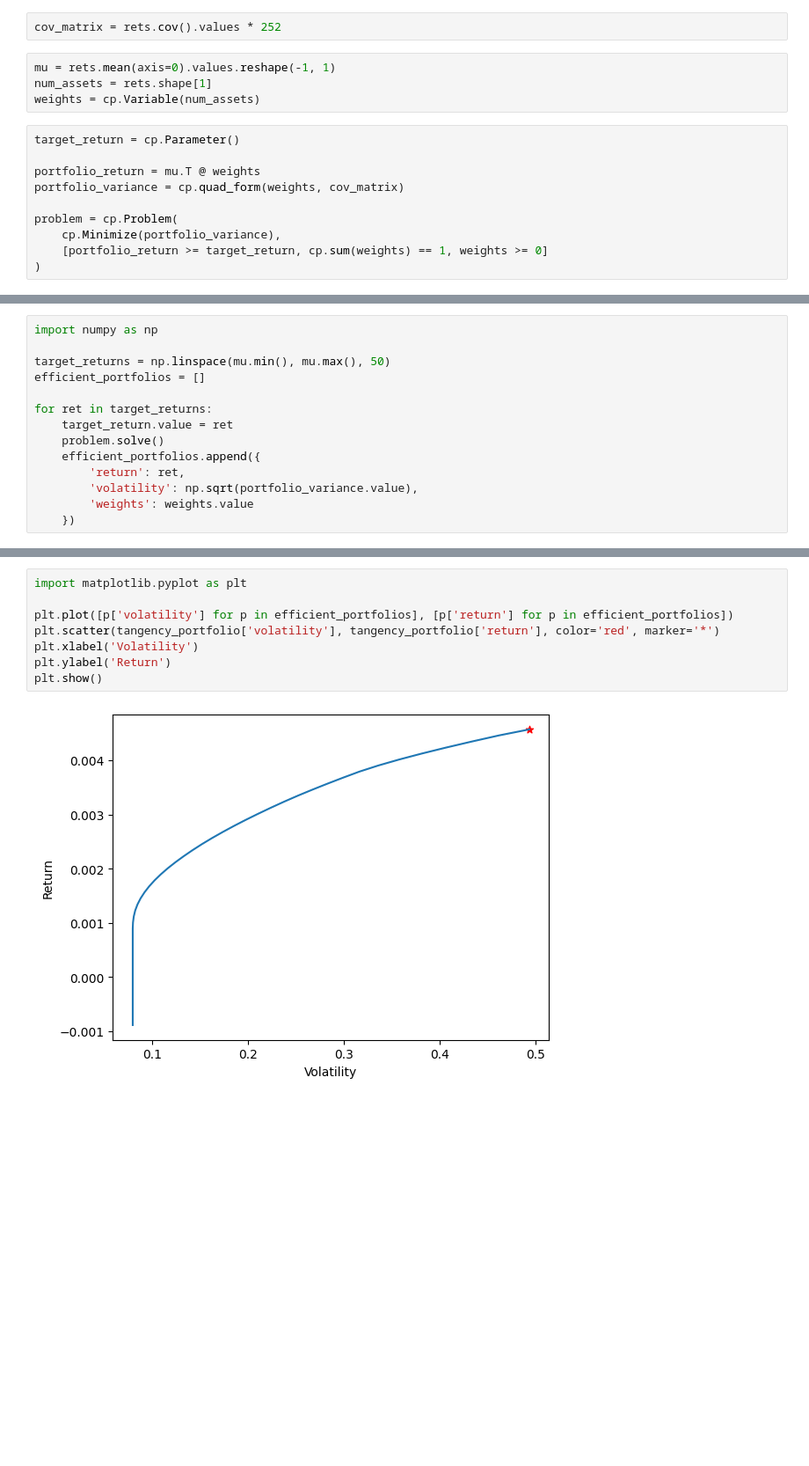
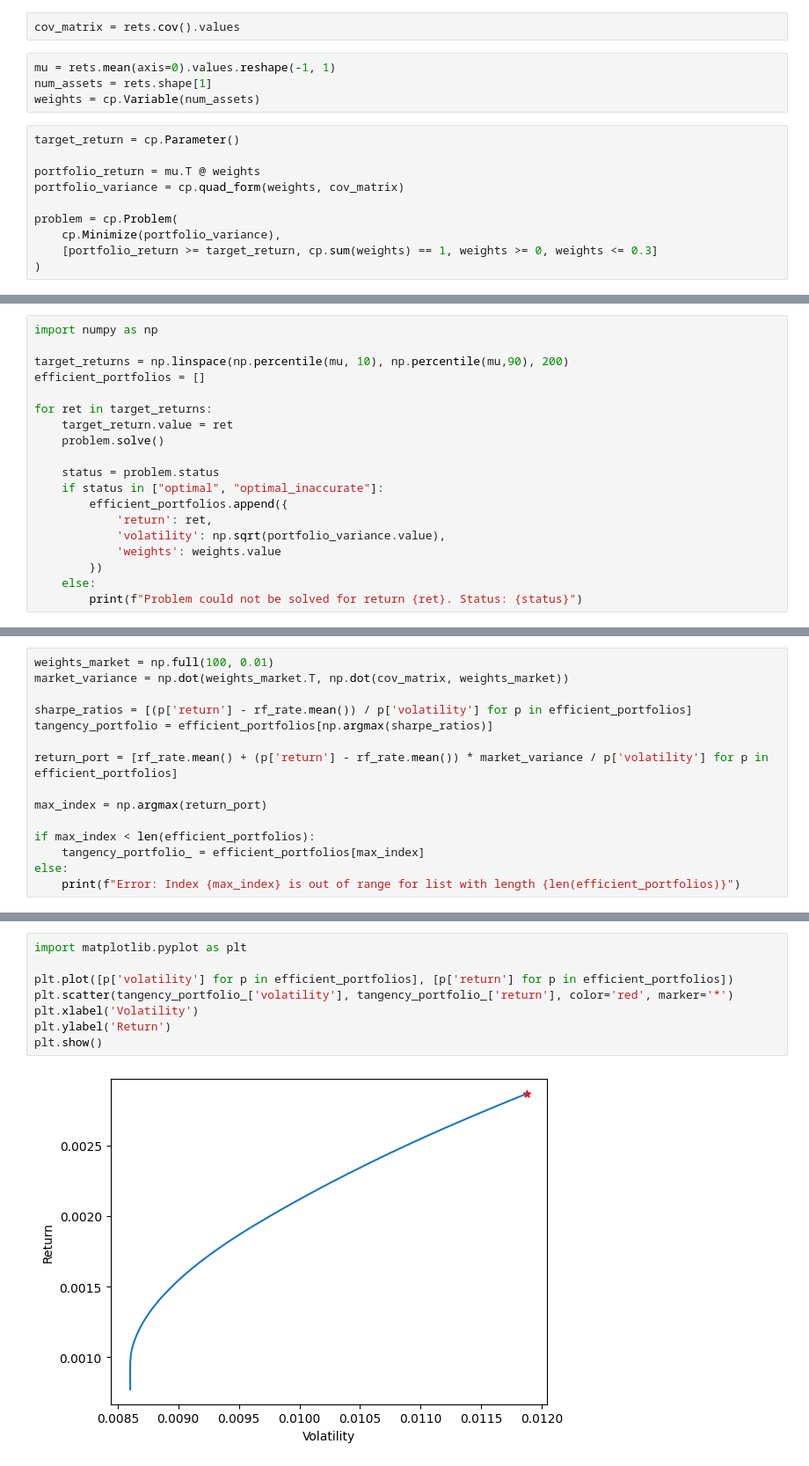
Before and after one commit to LevRoz630/fintech, a Jupyter notebook: markovitz.ipynb, the cells around one changed output, grey strips where cells are left out. Shown: that part at 88% size. Drawn from its saved outputs; the diff is of its cells as text; blank space fills up the shorter version.

```diff
--- a/markovitz.ipynb
+++ b/markovitz.ipynb
@@ -43,7 +44,7 @@ excess_returns.iloc[:, 1:-1] = excess_returns.iloc[:, 1:-1].sub(excess_returns["
 # %%
 excess_returns.drop(['^TYX', 'Date'], axis = 1, inplace= True)
 # %%
-cov_matrix = rets.cov().values * 252
+cov_matrix = rets.cov().values
 # %%
 mu = rets.mean(axis=0).values.reshape(-1, 1)
 num_assets = rets.shape[1]
@@ -56,5 +57,5 @@ portfolio_variance = cp.quad_form(weights, cov_matrix)
 
 problem = cp.Problem(
     cp.Minimize(portfolio_variance),
-    [portfolio_return >= target_return, cp.sum(weights) == 1, weights >= 0]
+    [portfolio_return >= target_return, cp.sum(weights) == 1, weights >= 0, weights <= 0.3]
 )
@@ -61,14 +64,19 @@ problem = cp.Problem(
 # %%
 import numpy as np
 
-target_returns = np.linspace(mu.min(), mu.max(), 50)
+target_returns = np.linspace(np.percentile(mu, 10), np.percentile(mu,90), 200)
 efficient_portfolios = []
 
 for ret in target_returns:
     target_return.value = ret
     problem.solve()
-    efficient_portfolios.append({
-        'return': ret,
-        'volatility': np.sqrt(portfolio_variance.value),
-        'weights': weights.value
-    })
+
+    status = problem.status
+    if status in ["optimal", "optimal_inaccurate"]:
+        efficient_portfolios.append({
+            'return': ret,
+            'volatility': np.sqrt(portfolio_variance.value),
+            'weights': weights.value
+        })
+    else:
+        print(f"Problem could not be solved for return {ret}. Status: {status}")
@@ -96,0 +88,15 @@ tangency_portfolio = efficient_portfolios[np.argmax(sharpe_ratios)]
+# %%
+weights_market = np.full(100, 0.01)
+market_variance = np.dot(weights_market.T, np.dot(cov_matrix, weights_market))
+
+sharpe_ratios = [(p['return'] - rf_rate.mean()) / p['volatility'] for p in efficient_portfolios]
+tangency_portfolio = efficient_portfolios[np.argmax(sharpe_ratios)]
+
+return_port = [rf_rate.mean() + (p['return'] - rf_rate.mean()) * market_variance / p['volatility'] for p in efficient_portfolios]
+
+max_index = np.argmax(return_port)
+
+if max_index < len(efficient_portfolios):
+    tangency_portfolio_ = efficient_portfolios[max_index]
+else:
+    print(f"Error: Index {max_index} is out of range for list with length {len(efficient_portfolios)}")
@@ -97,10 +112,10 @@ tangency_portfolio = efficient_portfolios[np.argmax(sharpe_ratios)]
 # %%
 import matplotlib.pyplot as plt
 
 plt.plot([p['volatility'] for p in efficient_portfolios], [p['return'] for p in efficient_portfolios])
-plt.scatter(tangency_portfolio['volatility'], tangency_portfolio['return'], color='red', marker='*')
+plt.scatter(tangency_portfolio_['volatility'], tangency_portfolio_['return'], color='red', marker='*')
 plt.xlabel('Volatility')
 plt.ylabel('Return')
 plt.show()
 # %% [output]
-[figure, old version]
+[figure, new version]
```
Also changed, not shown: parts of 19 cells of this notebook.
